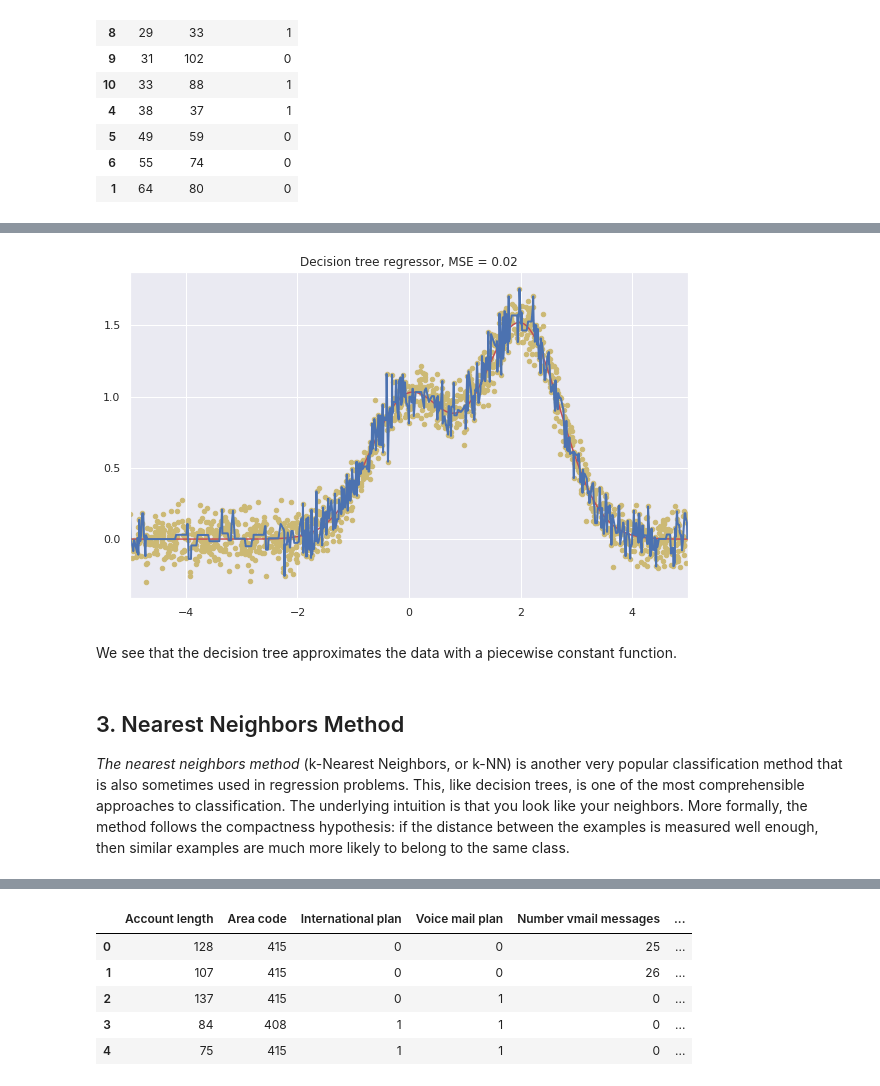
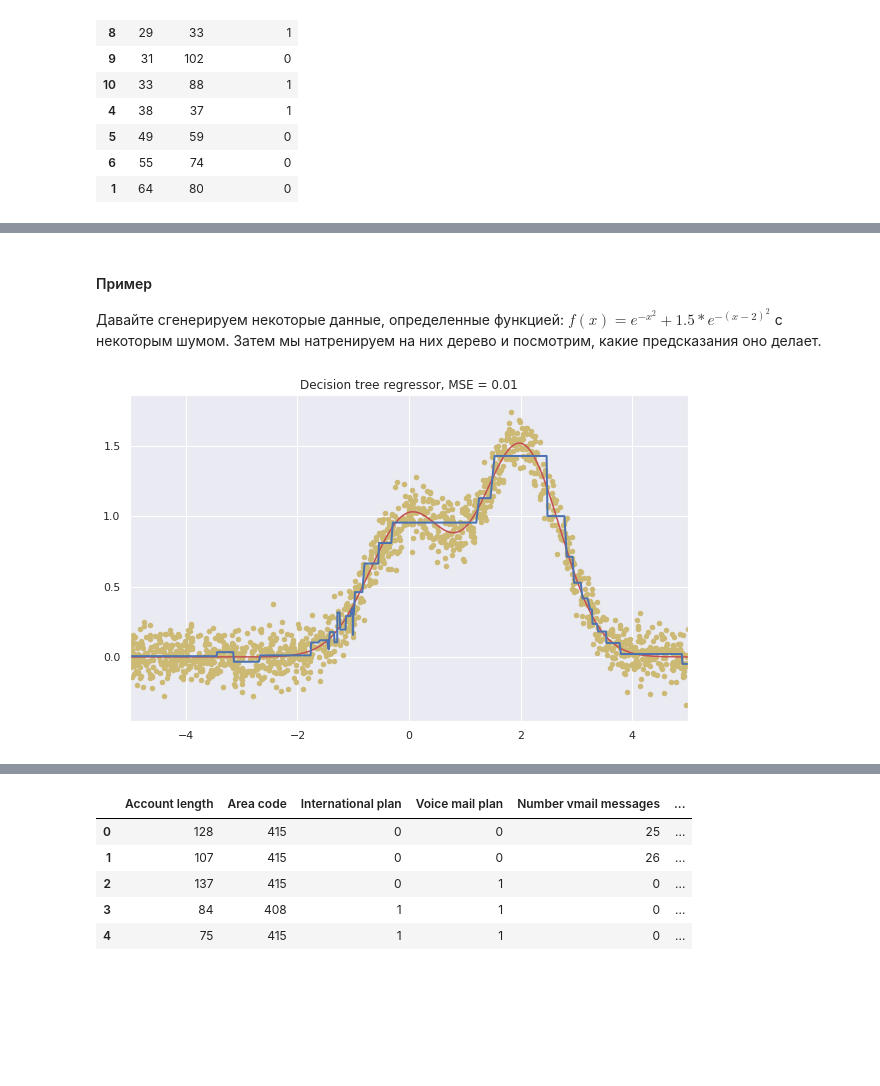
Before and after one commit to ulstu/ml, a Jupyter notebook: ml_course_ru/lecture04. Decision trees. KNN. Logistic regression. Regularization/Lecture 04-01. decision_trees_kNN.ipynb, the cells around one changed output, grey strips where cells are left out. Drawn from its saved outputs; the diff is of its cells as text; code cells hidden in the pictures; blank space fills up the shorter version.

```diff
--- a/ml_course_ru/lecture04. Decision trees. KNN. Logistic regression. Regularization/Lecture 04-01. decision_trees_kNN.ipynb
+++ b/ml_course_ru/lecture04. Decision trees. KNN. Logistic regression. Regularization/Lecture 04-01. decision_trees_kNN.ipynb
@@ -383,3 +382,6 @@ Let's generate some data distributed by the function $f(x) = e^{-x ^ 2} + 1.5 *
+# %% [markdown]
+#### Пример
+Давайте сгенерируем некоторые данные, определенные функцией: $f(x) = e^{-x ^ 2} + 1.5 * e^{-(x - 2) ^ 2}$ с некоторым шумом. Затем мы натренируем на них дерево и посмотрим, какие предсказания оно делает.
 # %%
 n_train = 1500
 n_test = 1000
@@ -387,38 +389,32 @@ noise = 0.1
 
 def f(x):
     x = x.ravel()
     return np.exp(-x ** 2) + 1.5 * np.exp(-(x - 2) ** 2)
 
 def generate(n_samples, noise):
     X = np.random.rand(n_samples) * 10 - 5
     X = np.sort(X).ravel()
     y = np.exp(-X ** 2) + 1.5 * np.exp(-(X - 2) ** 2) + \
     np.random.normal(0.0, noise, n_samples)
     X = X.reshape((n_samples, 1))
     return X, y
 
 X_train, y_train = generate(n_samples=n_train, noise=noise)
 X_test, y_test = generate(n_samples=n_test, noise=noise)
 
 from sklearn.tree import DecisionTreeRegressor
 
-reg_tree = DecisionTreeRegressor(max_depth=15, random_state=17)
+reg_tree = DecisionTreeRegressor(max_depth=5, random_state=17)
 
 reg_tree.fit(X_train, y_train)
 reg_tree_pred = reg_tree.predict(X_test)
 
 plt.figure(figsize=(10, 6))
 plt.plot(X_test, f(X_test), "r")
 plt.scatter(X_train, y_train, c="y", s=20)
 plt.plot(X_test, reg_tree_pred, "b", lw=2)
 plt.xlim([-5, 5])
 plt.title("Decision tree regressor, MSE = %.2f" % (np.sum((y_test - reg_tree_pred) ** 2) / n_test))
 plt.show()
 # %% [output]
-[figure, old version]
+[figure, new version]
-# %% [markdown]
-We see that the decision tree approximates the data with a piecewise constant function.
-# %% [markdown]
-## 3. Nearest Neighbors Method
-
-*The nearest neighbors method* (k-Nearest Neighbors, or k-NN) is another very popular classification method that is also sometimes used in regression problems. This, like decision trees, is one of the most comprehensible approaches to classification. The underlying intuition is that you look like your neighbors. More formally, the method follows the compactness hypothesis: if the distance between the examples is measured well enough, then similar examples are much more likely to belong to the same class.
```
Also changed, not shown: parts of 176 cells of this notebook, 36 other files.
